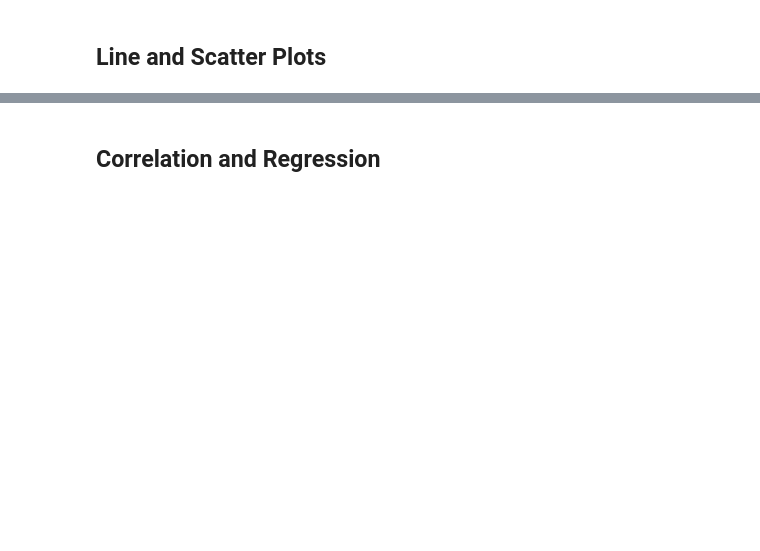
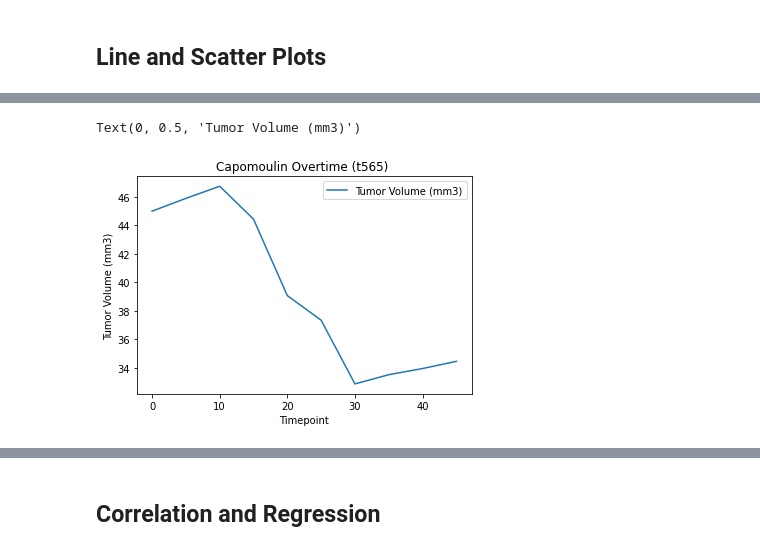
Before and after one commit to tannerhorton/matplotlib, a Jupyter notebook: pymaceuticals_main.ipynb, the cells around one changed output, grey strips where cells are left out. Cells and saved outputs as stored; diff of their text form; code cells hidden in the pictures; blank space fills up the shorter version.

```diff
--- a/pymaceuticals_main.ipynb
+++ b/pymaceuticals_main.ipynb
@@ -396,2 +485,6 @@ KeyError: 'Mouse ID'
 # %% [markdown]
 ## Line and Scatter Plots
+# %%
+# create dataframe for mouse treated with Capomilin drug
+t565_df = clean_data.loc[(clean_data["Drug Regimen"] == "Capomulin") & (clean_data["Mouse ID"] == "t565")]
+t565_df
@@ -398,2 +503,11 @@ KeyError: 'Mouse ID'
 # %%
 # Generate a line plot of tumor volume vs. time point for a mouse treated with Capomulin
+ax = t565_df.plot(kind ='line' ,x='Timepoint' , y='Tumor Volume (mm3)' , title ="Capomoulin Overtime (t565) ")
+
+ax.set_xlabel("Timepoint")
+ax.set_ylabel("Tumor Volume (mm3)")
+
+# #Line plot
+# %% [output]
+Text(0, 0.5, 'Tumor Volume (mm3)')
+[figure, added]
```
Also changed, not shown: parts of 18 cells of this notebook.
